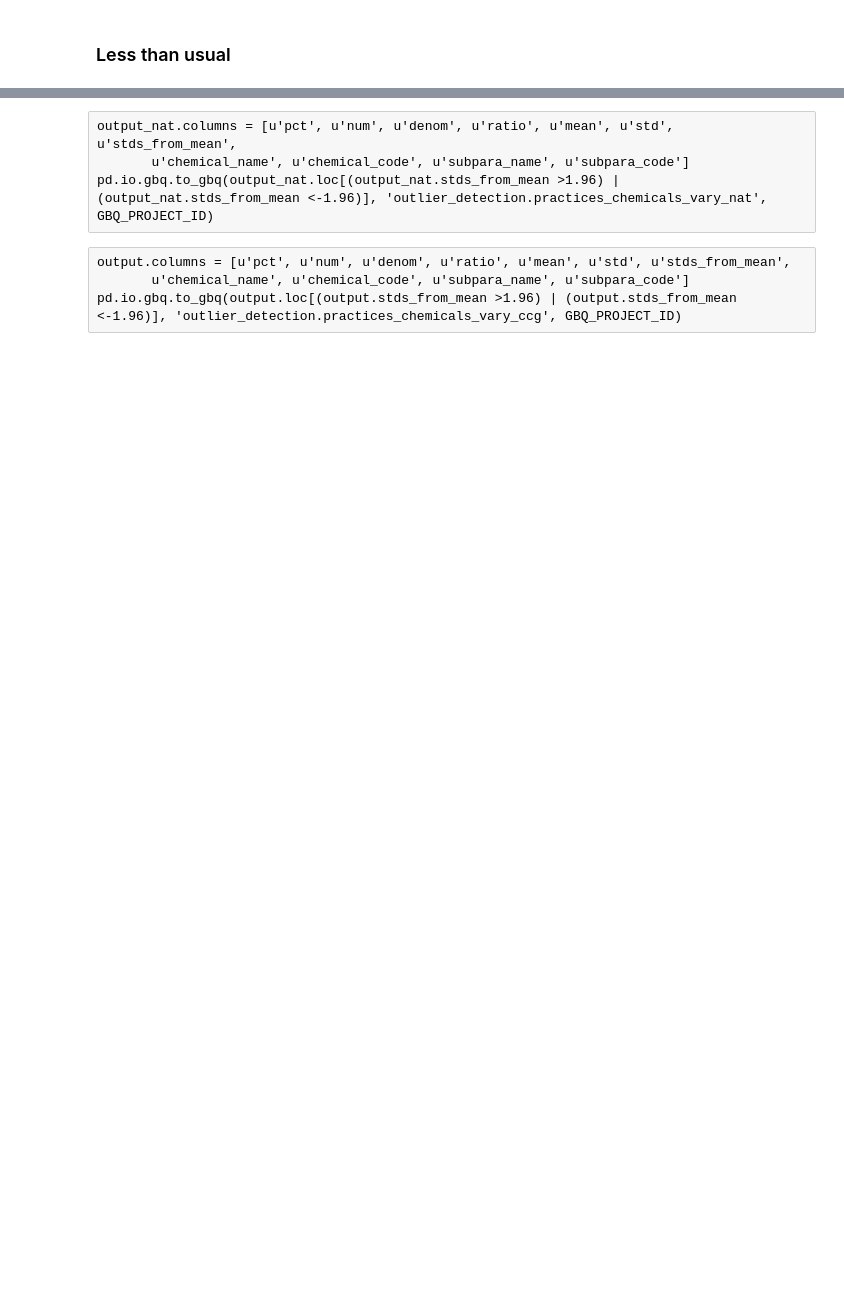
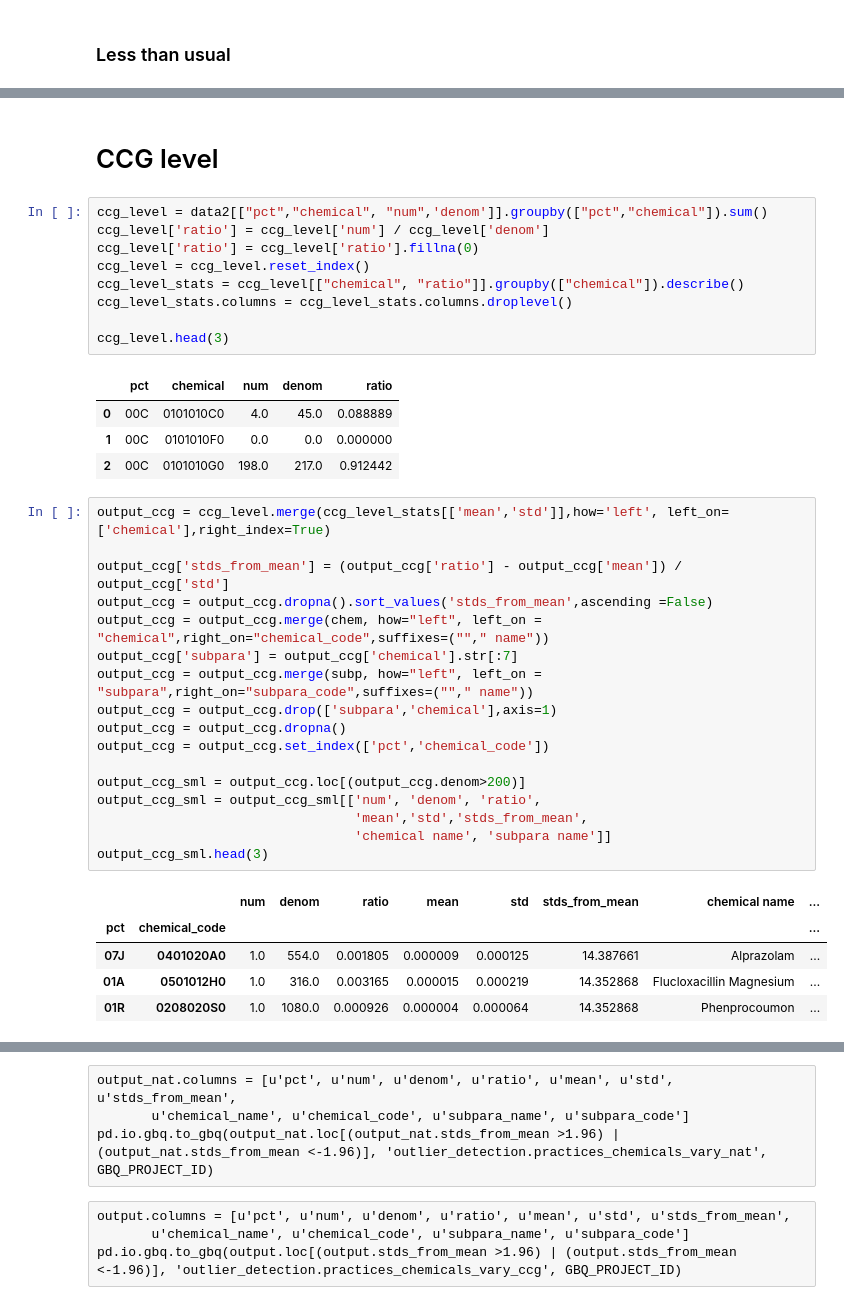
Before and after one commit to ebmdatalab/outlier-detection, a Jupyter notebook: black_sheep_practices/Finding black sheep practices-box plots.ipynb, the cells around one changed output, grey strips where cells are left out. Saved outputs shown, nothing was run; the diff lists cells and outputs as text; blank space fills up the shorter version.

```diff
--- a/black_sheep_practices/Finding black sheep practices-box plots.ipynb
+++ b/black_sheep_practices/Finding black sheep practices-box plots.ipynb
@@ -435,0 +303,39 @@ data2#[['chemical','ratio']]
+# %% [markdown]
+# CCG level
+# %%
+ccg_level = data2[["pct","chemical", "num",'denom']].groupby(["pct","chemical"]).sum()
+ccg_level['ratio'] = ccg_level['num'] / ccg_level['denom']
+ccg_level['ratio'] = ccg_level['ratio'].fillna(0)
+ccg_level = ccg_level.reset_index()
+ccg_level_stats = ccg_level[["chemical", "ratio"]].groupby(["chemical"]).describe()
+ccg_level_stats.columns = ccg_level_stats.columns.droplevel()
+
+ccg_level.head(3)
+# %% [output]
+|  | pct | chemical | num | denom | ratio |
+| 0 | 00C | 0101010C0 | 4.0 | 45.0 | 0.088889 |
+| 1 | 00C | 0101010F0 | 0.0 | 0.0 | 0.000000 |
+| 2 | 00C | 0101010G0 | 198.0 | 217.0 | 0.912442 |
+# %%
+output_ccg = ccg_level.merge(ccg_level_stats[['mean','std']],how='left', left_on=['chemical'],right_index=True)
+
+output_ccg['stds_from_mean'] = (output_ccg['ratio'] - output_ccg['mean']) / output_ccg['std']
+output_ccg = output_ccg.dropna().sort_values('stds_from_mean',ascending =False)
+output_ccg = output_ccg.merge(chem, how="left", left_on = "chemical",right_on="chemical_code",suffixes=(""," name"))
+output_ccg['subpara'] = output_ccg['chemical'].str[:7]
+output_ccg = output_ccg.merge(subp, how="left", left_on = "subpara",right_on="subpara_code",suffixes=(""," name"))
+output_ccg = output_ccg.drop(['subpara','chemical'],axis=1)
+output_ccg = output_ccg.dropna()
+output_ccg = output_ccg.set_index(['pct','chemical_code'])
+
+output_ccg_sml = output_ccg.loc[(output_ccg.denom>200)]
+output_ccg_sml = output_ccg_sml[['num', 'denom', 'ratio',
+                                 'mean','std','stds_from_mean',
+                                 'chemical name', 'subpara name']]
+output_ccg_sml.head(3)
+# %% [output]
+|  |  | num | denom | ratio | mean | std | stds_from_mean | chemical name | ... |
+| pct | chemical_code |  |  |  |  |  |  |  | ... |
+| 07J | 0401020A0 | 1.0 | 554.0 | 0.001805 | 0.000009 | 0.000125 | 14.387661 | Alprazolam | ... |
+| 01A | 0501012H0 | 1.0 | 316.0 | 0.003165 | 0.000015 | 0.000219 | 14.352868 | Flucloxacillin Magnesium | ... |
+| 01R | 0208020S0 | 1.0 | 1080.0 | 0.000926 | 0.000004 | 0.000064 | 14.352868 | Phenprocoumon | ... |
```
Also changed, not shown: parts of 25 cells of this notebook.
